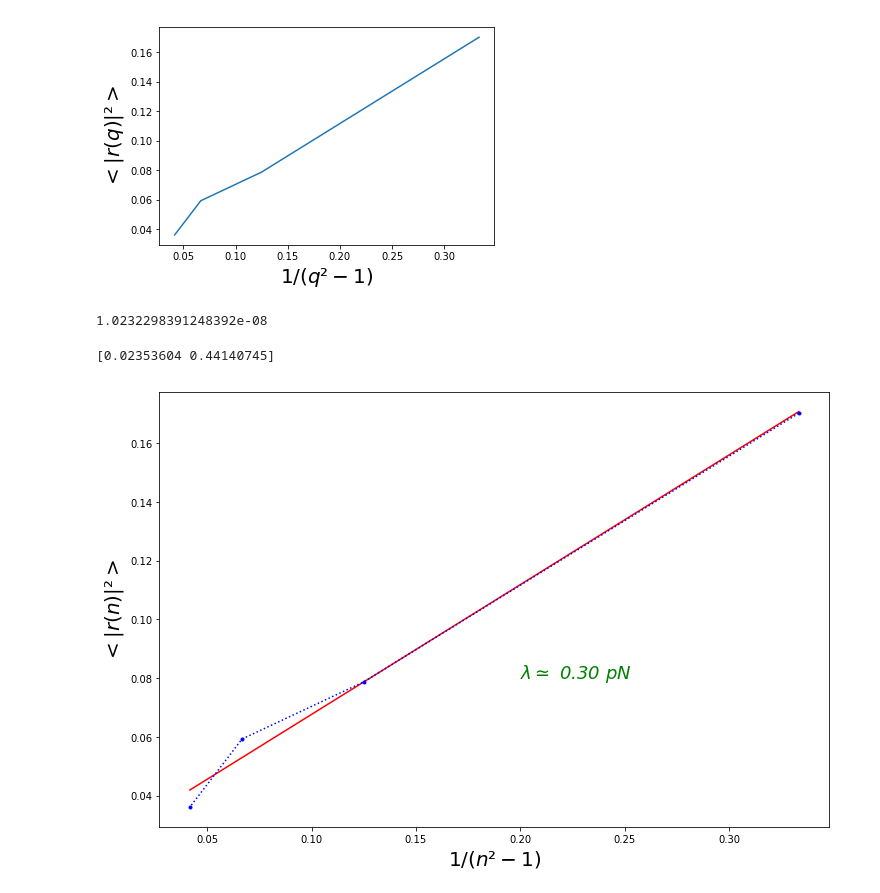
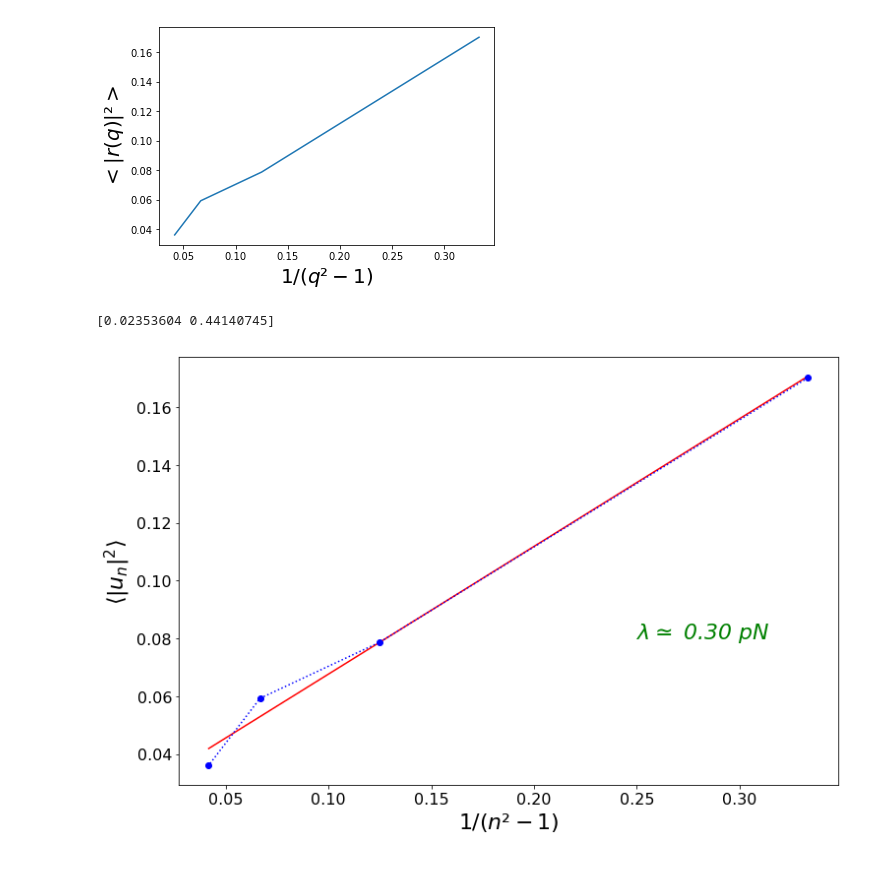
Before and after one commit to JulieCornet/scripts_analysis, a Jupyter notebook: line_tension_time.ipynb, the cells around one changed output. Saved outputs shown, nothing was run; the diff lists cells and outputs as text; code cells hidden in the pictures.

```diff
--- a/line_tension_time.ipynb
+++ b/line_tension_time.ipynb
@@ -622,8 +634,10 @@ np.save(path_res+'power_sp'+name+'.npy', power_sp)
 # %%
 l_ave = np.load(path_res+'power_sp'+name+'.npy')
+R_0 = np.load(path_res+'R0'+name+'.npy')
 print(q)
 print(np.shape(q))
 print(np.shape(l_ave))
+print(R_0)
 # %% [output]
 [ 0.  1.  2.  3.  4.  5.  6.  7.  8.  9. 10.]
 (11,)
@@ -660,34 +675,31 @@ plt.ylabel('$<|r(q)|²>$',fontsize=20)
 # %% [output]
 Text(0,0.5,'$<|r(q)|²>$')
 [figure]
-# %%
-R_mean_real = R_mean*delta_r # en m
-print(R_mean_real)
-# %% [output]
-1.0232298391248392e-08
 # %%
 from numpy.polynomial import polynomial as P
+
 pi = np.pi
 fig, ax = plt.subplots(figsize=(12, 8))
 
 pfit = P.polyfit(q2inv, varq, 1)
 print(pfit)
 
 ax.plot(q2inv, pfit[1]*q2inv+pfit[0], 'red')
-ax.plot(q2inv, varq, ':b.')
+ax.plot(q2inv, varq, ':b.', markersize=12)
 
 
 lamb = 1.38*10**(-23)*310/pi/R_0/pfit[1]*10**(12)
 
 
 
-plt.xlabel('$1/(n²-1)$',fontsize=20)
-plt.ylabel('$<|r(n)|²>$',fontsize=20)
-
-plt.annotate('$\lambda \simeq$ %.2f pN' % lamb, color='g', fontsize=18, style='italic', xy=(0.2,0.08), xytext=(0.2,0.08))
+plt.xlabel('$1/(n²-1)$',fontsize=22)
+plt.ylabel(r'$ \langle |u_n|^2 \rangle $',fontsize=22)
+plt.xticks(fontsize=16)
+plt.yticks(fontsize=16)
+plt.annotate('$\lambda \simeq$ %.2f pN' % lamb, color='g', fontsize=22, style='italic', xy=(0.2,0.08), xytext=(0.25,0.08))
 
 params = f'_r{nb_r}_theta{nb_theta}_stack{max_frame_stack}_tmes_{tmes}_qmax{qmax}'
 plt.savefig(path_res+'line_tension'+name+params+'.pdf', format='pdf',bbox_inches='tight')
 # %% [output]
 [0.02353604 0.44140745]
-[figure, old version]
+[figure, new version]
```
Also changed, not shown: parts of 5 cells of this notebook.
